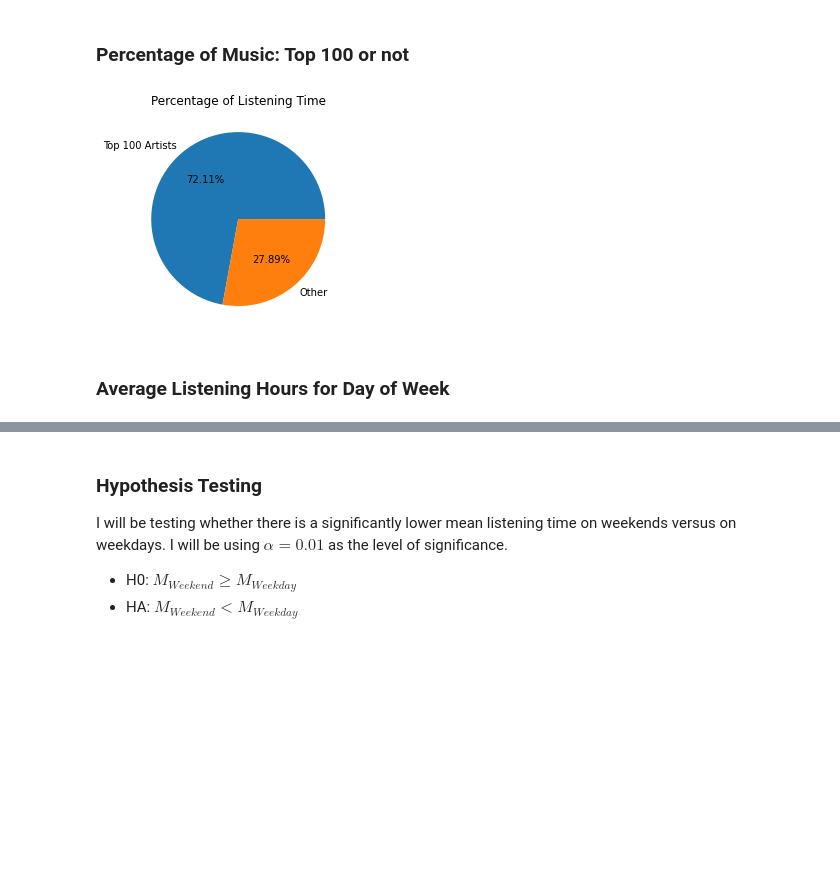
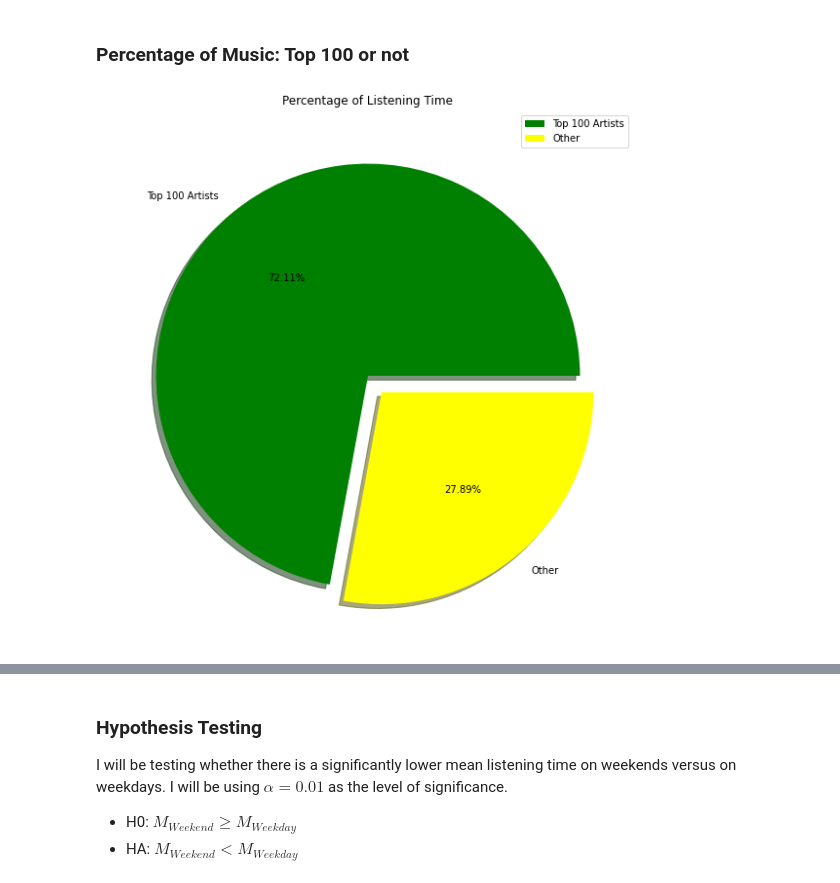
Before and after one commit to paytonburks/SpotifyDataPayton, a Jupyter notebook: project.ipynb, the cells around one changed output, grey strips where cells are left out. Drawn from its saved outputs; the diff is of its cells as text; code cells hidden in the pictures; blank space fills up the shorter version.

```diff
--- a/project.ipynb
+++ b/project.ipynb
@@ -190,25 +190,24 @@ utils.artist_bar_chart(through_100_artists, "91-100", "Artist Rankings: 91-100")
 # %%
 msPlayed_top100 = 0
 msPlayed_non100 = 0
 msPlayedList = timeListen.to_list()
 
 i=0
 while i in range(len(top100YorN)):
     if top100YorN[i] == 'y':
         msPlayed_top100 += msPlayedList[i]
     else:
         msPlayed_non100 += msPlayedList[i]
     i+=1
 
-plt.figure()
+plt.figure(figsize=(15,10))
 x = ["Top 100 Artists", "Other"]
 y = [msPlayed_top100/(msPlayed_top100+msPlayed_non100), msPlayed_non100/(msPlayed_top100+msPlayed_non100)]
-plt.pie(y, labels=x, autopct="%1.2f%%")
+plt.pie(y, labels=x, autopct="%1.2f%%", colors=['green', 'yellow'], shadow=True, explode= (0, 0.1))
 plt.title("Percentage of Listening Time")
 plt.savefig("Figures/percentageofmusic.png")
+plt.legend()
 plt.show()
 # %% [output]
-[figure, old version]
+[figure, new version]
-# %% [markdown]
-### Average Listening Hours for Day of Week
 # %%
```
Also changed, not shown: parts of 1 cell of this notebook, 2 other files.
